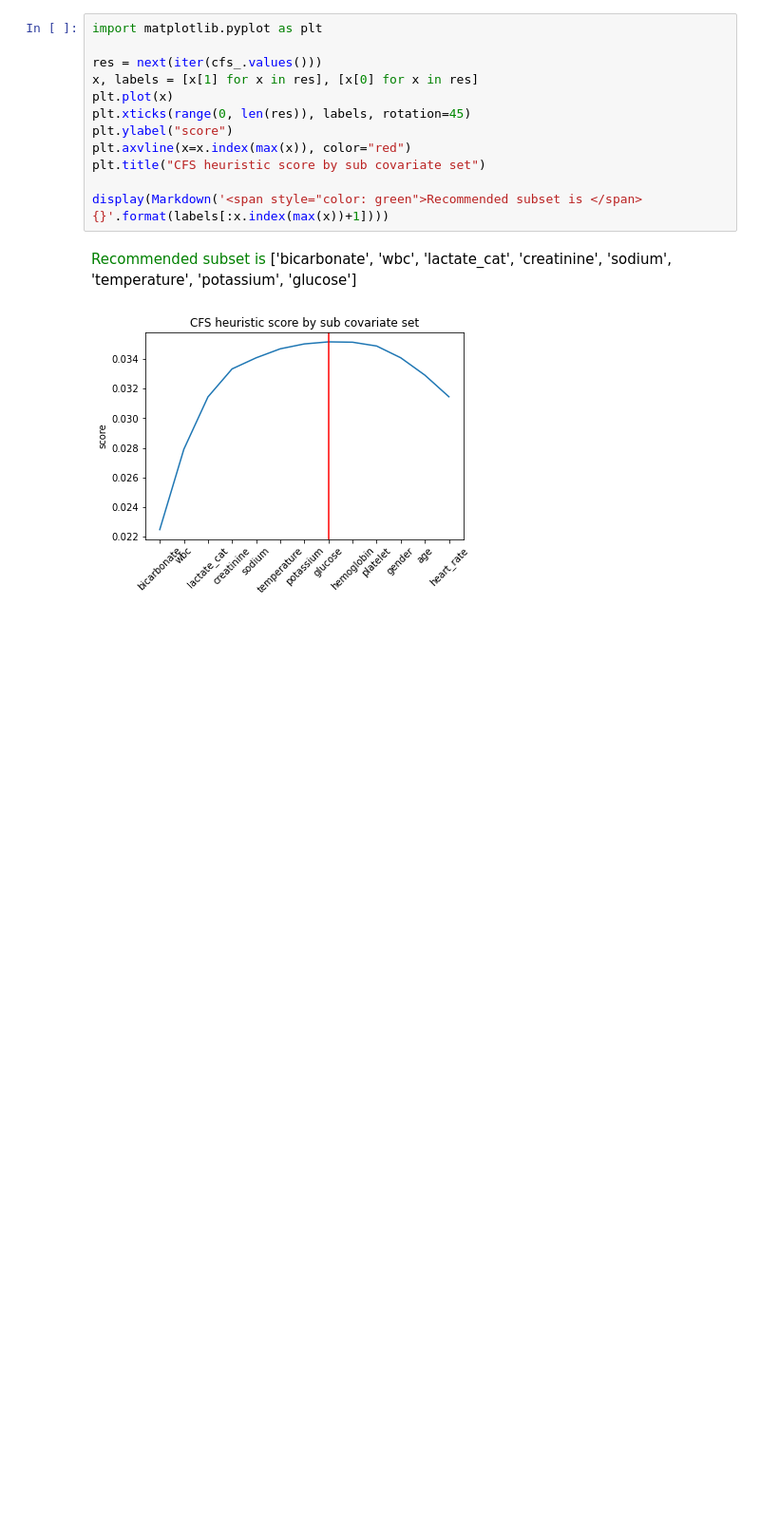
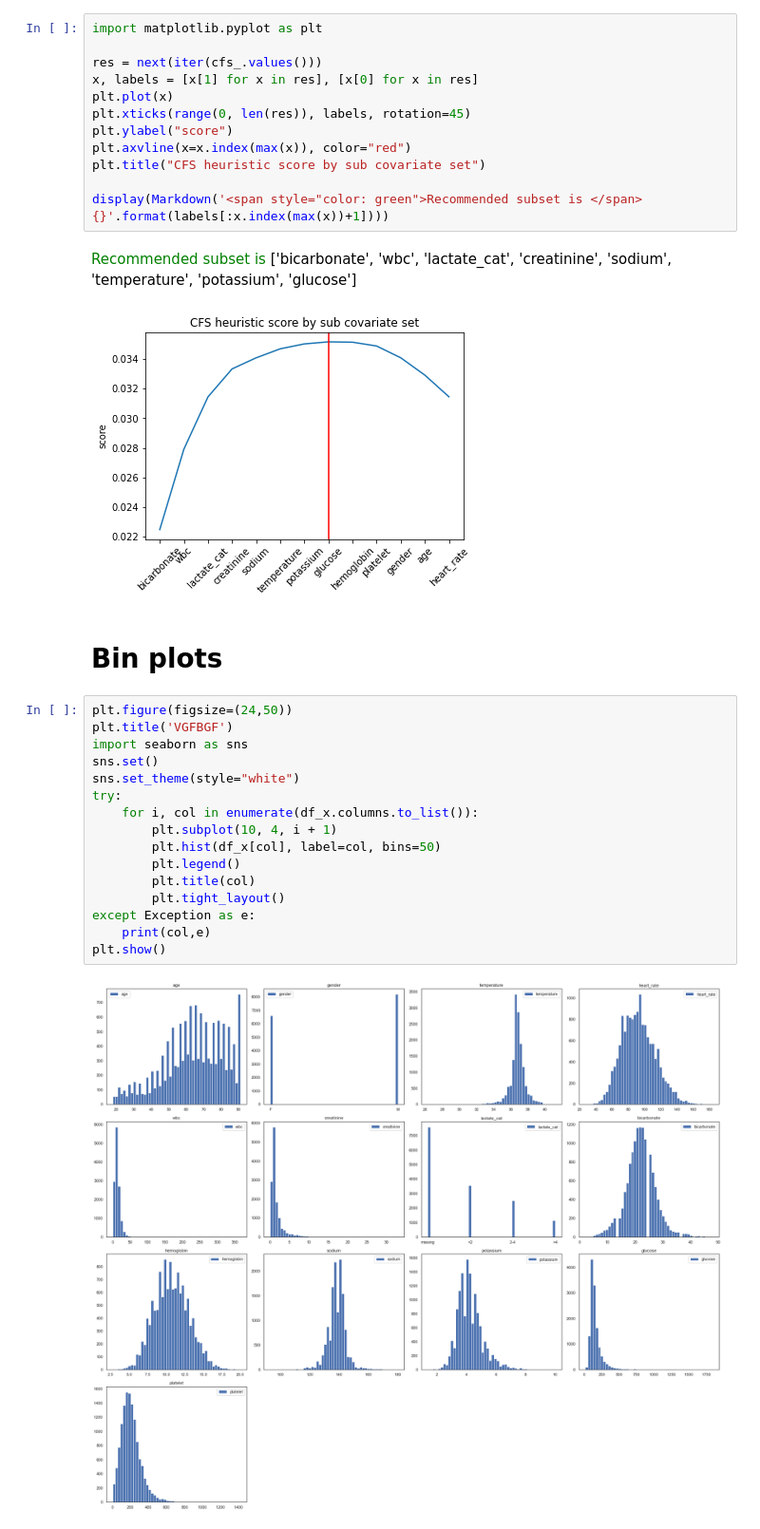
Before and after one commit to arnaud39/tarNET_continuous, a Jupyter notebook: data_exploration.ipynb, the cells around one changed output. Shown: that part at 95% size. Drawn from its saved outputs; the diff is of its cells as text; blank space fills up the shorter version.

```diff
--- a/data_exploration.ipynb
+++ b/data_exploration.ipynb
@@ -282,3 +282,23 @@ display(Markdown('<span style="color: green">Recommended subset is </span> {}'.f
 # %% [output]
 <span style="color: green">Recommended subset is </span> ['bicarbonate', 'wbc', 'lactate_cat', 'creatinine', 'sodium', 'temperature', 'potassium', 'glucose']
 [figure]
+# %% [markdown]
+# Bin plots
+# %%
+plt.figure(figsize=(24,50))
+plt.title('VGFBGF')
+import seaborn as sns
+sns.set()
+sns.set_theme(style="white")
+try:
+    for i, col in enumerate(df_x.columns.to_list()):
+        plt.subplot(10, 4, i + 1)
+        plt.hist(df_x[col], label=col, bins=50)
+        plt.legend()
+        plt.title(col)
+        plt.tight_layout()
+except Exception as e:
+    print(col,e)
+plt.show()
+# %% [output]
+[figure, added]
```
